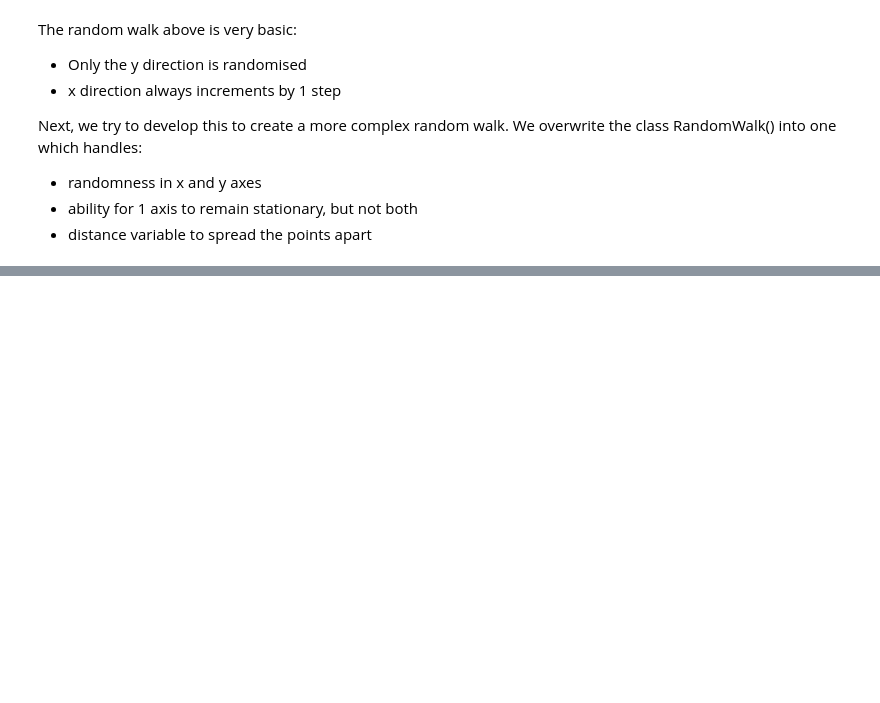
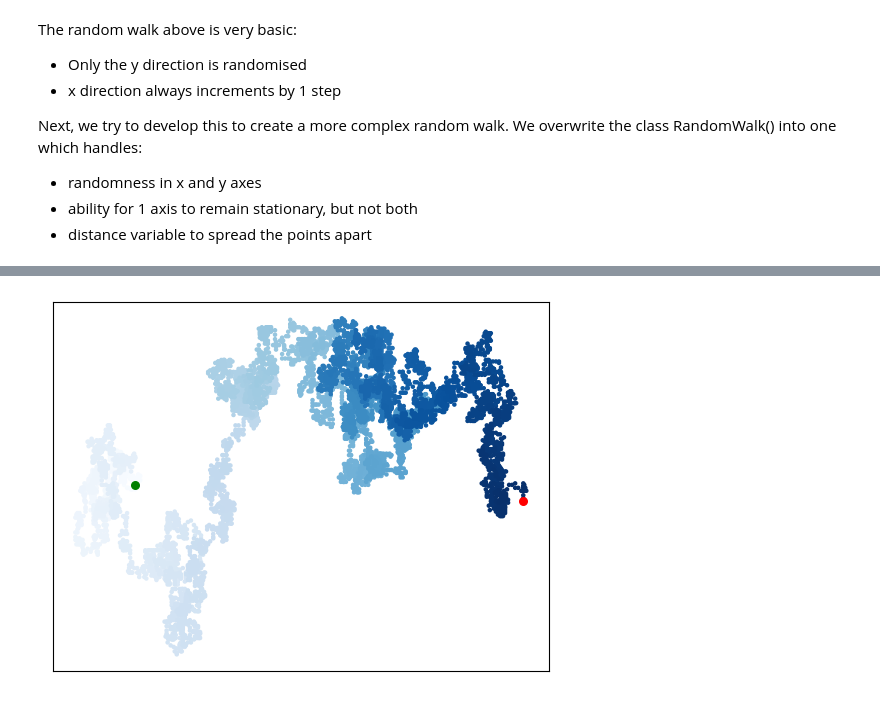
Before and after one commit to kishchandrakumar/Personal-Projects, a Jupyter notebook: Data_Visualisation_with_APIs.ipynb, the cells around one changed output, grey strips where cells are left out. Saved outputs shown, nothing was run; the diff lists cells and outputs as text; code cells hidden in the pictures; blank space fills up the shorter version.

```diff
--- a/Data_Visualisation_with_APIs.ipynb
+++ b/Data_Visualisation_with_APIs.ipynb
@@ -111,0 +122,15 @@ ax.plot(x_values, y_values, c='blue')
+# %%
+plt.style.use('default')
+fig, ax = plt.subplots()
+ax.scatter(x_values, y_values, c=range(walk_3.num_points),
+           s=5, cmap=plt.cm.Blues) #Color argument must be a range
+
+#Emphasising start and end points:
+ax.scatter(0,0,c='green', s=30)
+ax.scatter(x_values[-1],y_values[-1], c='red', s=30)
+
+#Removing axes for cleaner image
+ax.get_xaxis().set_visible(False)
+ax.get_yaxis().set_visible(False)
+# %% [output]
+[figure, added]
```
Also changed, not shown: parts of 4 cells of this notebook.
